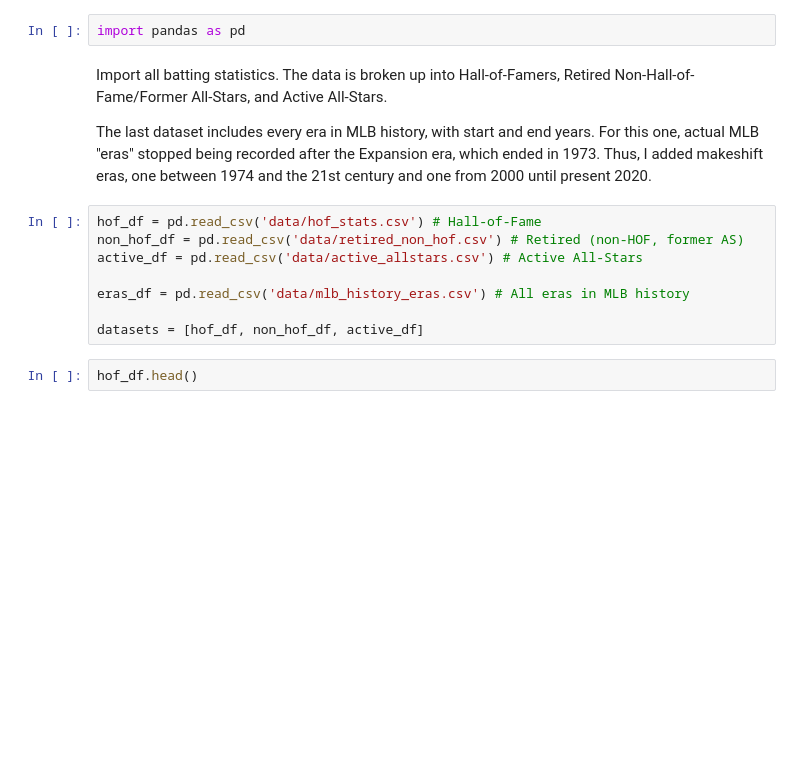
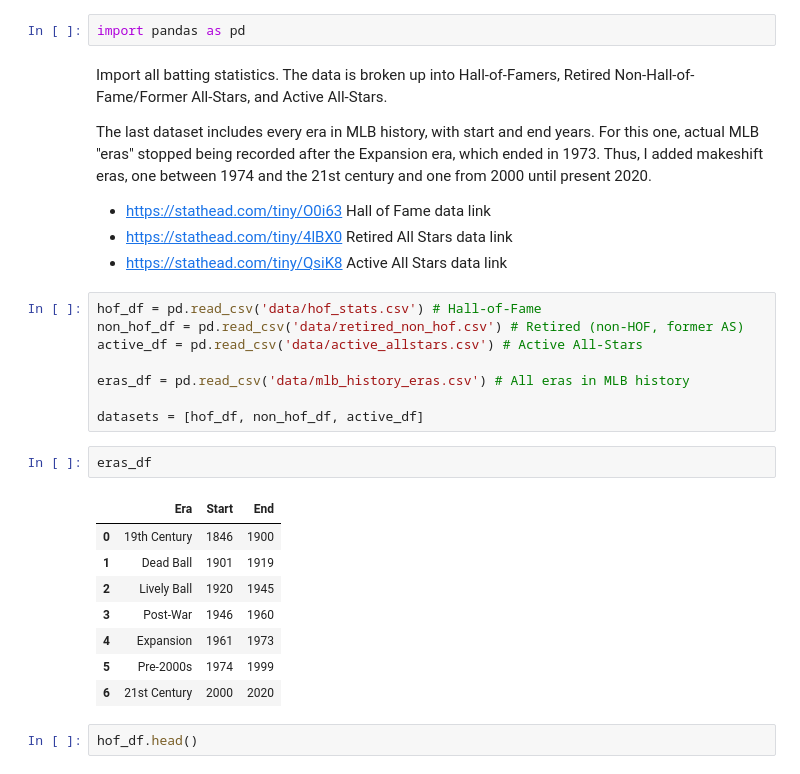
Before and after one commit to hoganbyun/Identifying_Undervalued_Sports-Cards, a Jupyter notebook: project_code.ipynb, the cells around one changed output. Cells and saved outputs as stored; diff of their text form; blank space fills up the shorter version.

```diff
--- a/project_code.ipynb
+++ b/project_code.ipynb
@@ -4,6 +6,10 @@ import pandas as pd
 Import all batting statistics. The data is broken up into Hall-of-Famers, Retired Non-Hall-of-Fame/Former All-Stars, and Active All-Stars.
 
 The last dataset includes every era in MLB history, with start and end years. For this one, actual MLB "eras" stopped being recorded after the Expansion era, which ended in 1973. Thus, I added makeshift eras, one between 1974 and the 21st century and one from 2000 until present 2020.
+
+- https://stathead.com/tiny/O0i63 Hall of Fame data link
+- https://stathead.com/tiny/4lBX0 Retired All Stars data link
+- https://stathead.com/tiny/QsiK8 Active All Stars data link
 # %%
 hof_df = pd.read_csv('data/hof_stats.csv') # Hall-of-Fame
 non_hof_df = pd.read_csv('data/retired_non_hof.csv') # Retired (non-HOF, former AS)
@@ -12,6 +18,17 @@ active_df = pd.read_csv('data/active_allstars.csv') # Active All-Stars
 eras_df = pd.read_csv('data/mlb_history_eras.csv') # All eras in MLB history
 
 datasets = [hof_df, non_hof_df, active_df]
+# %%
+eras_df
+# %% [output]
+|  | Era | Start | End |
+| 0 | 19th Century | 1846 | 1900 |
+| 1 | Dead Ball | 1901 | 1919 |
+| 2 | Lively Ball | 1920 | 1945 |
+| 3 | Post-War | 1946 | 1960 |
+| 4 | Expansion | 1961 | 1973 |
+| 5 | Pre-2000s | 1974 | 1999 |
+| 6 | 21st Century | 2000 | 2020 |
 # %%
 hof_df.head()
 # %% [output]
```
Also changed, not shown: parts of 16 cells of this notebook.
